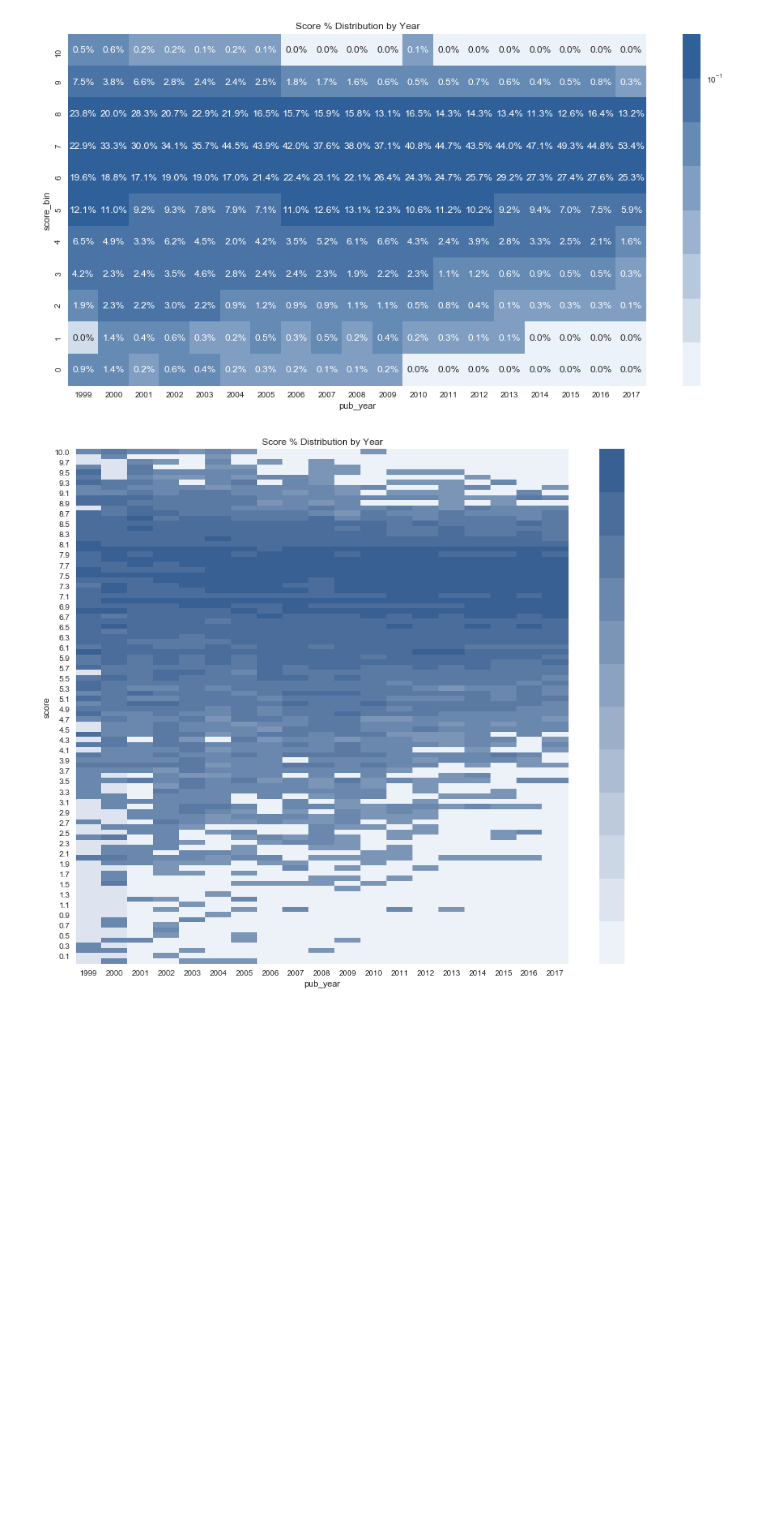
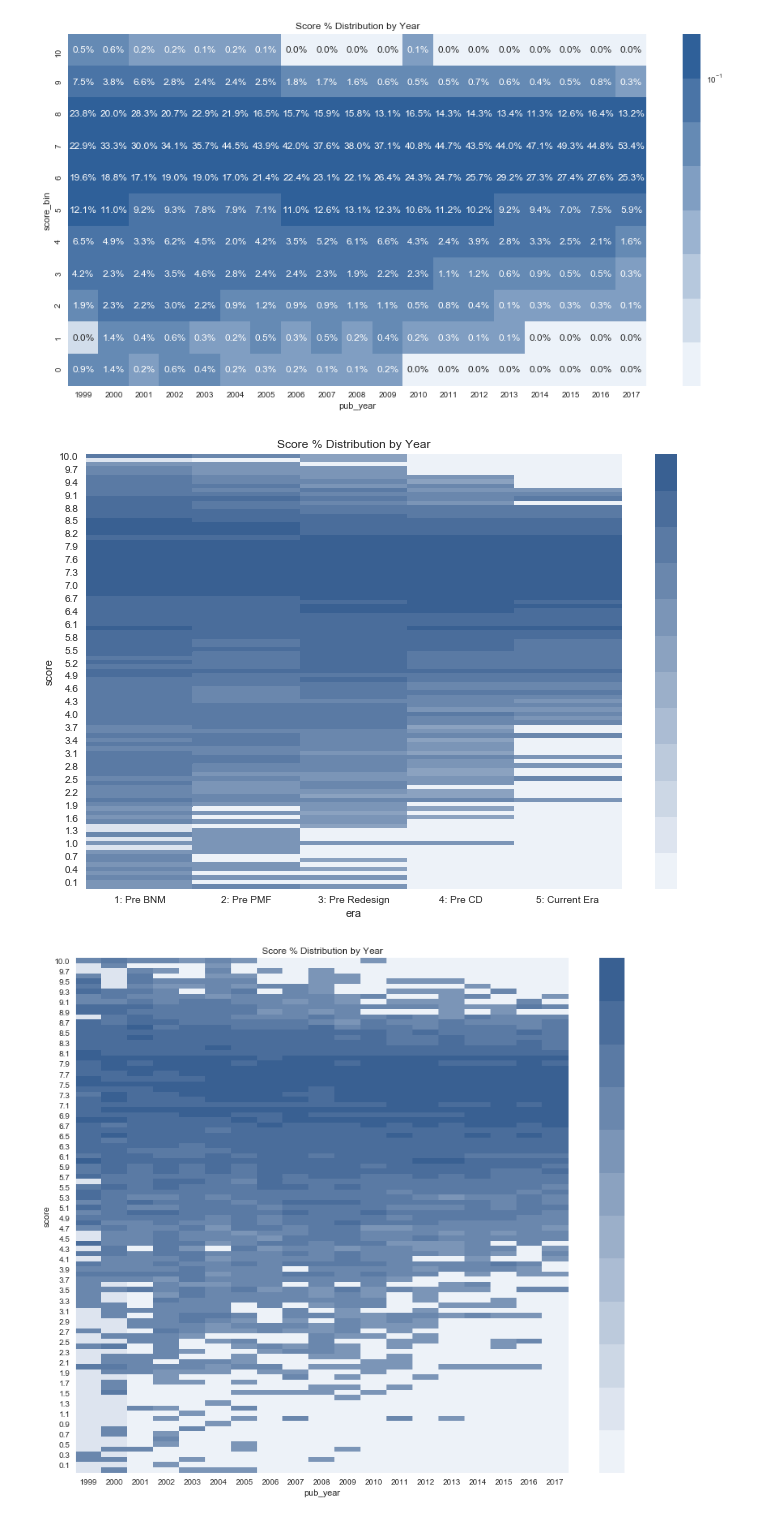
Before and after one commit to andrewjbashford/GalvanizeCapstone, a Jupyter notebook: EDA.ipynb, the cells around one changed output. Saved outputs shown, nothing was run; the diff lists cells and outputs as text; code cells hidden in the pictures; blank space fills up the shorter version.

Commit message:
spotify data

```diff
--- a/EDA.ipynb
+++ b/EDA.ipynb
@@ -343,6 +384,25 @@ sns.heatmap(df_norm_col[::-1],
 plt.show()
 # %% [output]
 [figure]
+# %%
+temp_df = pd.DataFrame(df_new.groupby(['era', 'score'])['reviewid'].count()).reset_index()
+heatmap_df = temp_df.pivot(index='score', columns='era', values='reviewid').fillna(.001)
+df_norm_col=(heatmap_df)/heatmap_df.sum()
+
+plt.figure(figsize=(12,8))
+plt.title("Score % Distribution by Year")
+plt.xlabel('Year')
+
+plt.ylabel('Score')
+sns.heatmap(df_norm_col[::-1],
+#             annot=(df_norm_col[::-1]).round(3),
+            norm=LogNorm(vmin=0, vmax=1),
+            fmt='.1%',
+            cmap=sns.light_palette((250, 70, 40), input='husl', n_colors=12)
+           )
+plt.show()
+# %% [output]
+[figure, added]
 # %%
 temp_df = pd.DataFrame(df_new.groupby(['pub_year', 'score'])['reviewid'].count()).reset_index()
 heatmap_df = temp_df.pivot(index='score', columns='pub_year', values='reviewid').fillna(.001)
```
Also changed, not shown: parts of 15 cells of this notebook, 1 other file.
